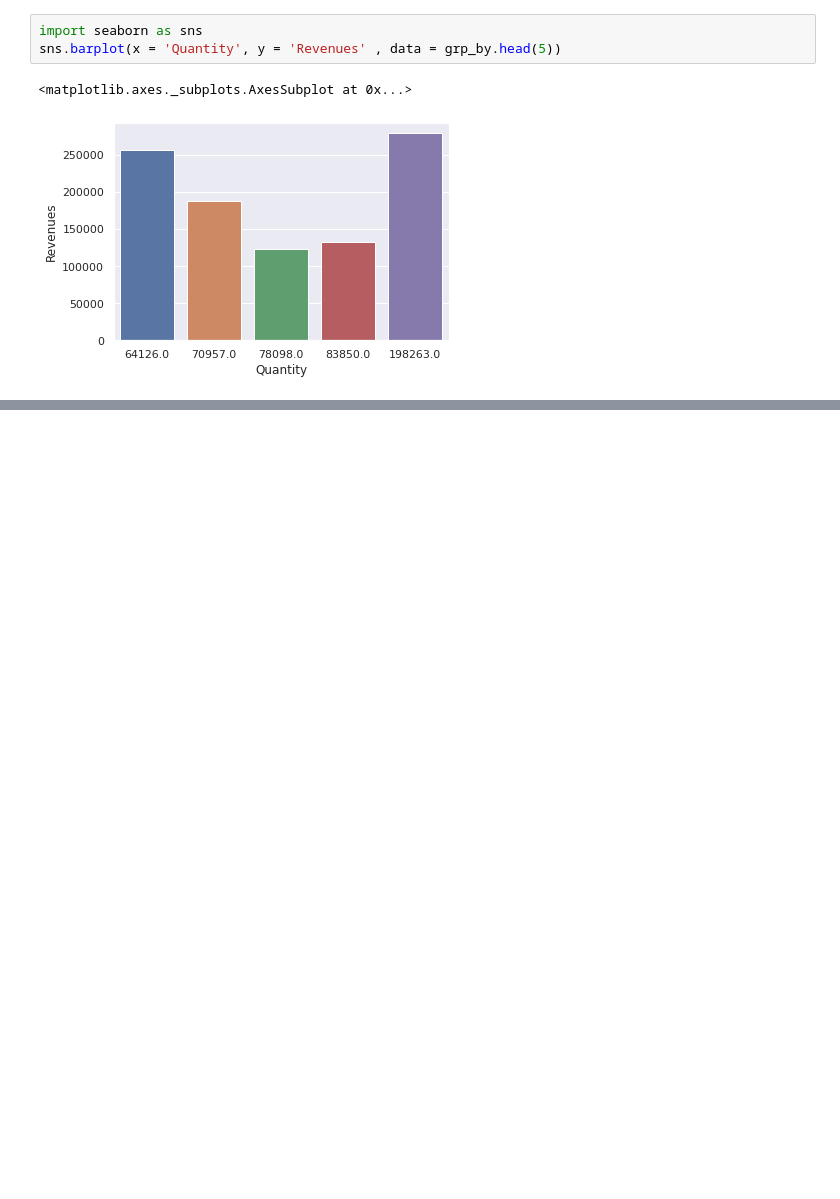
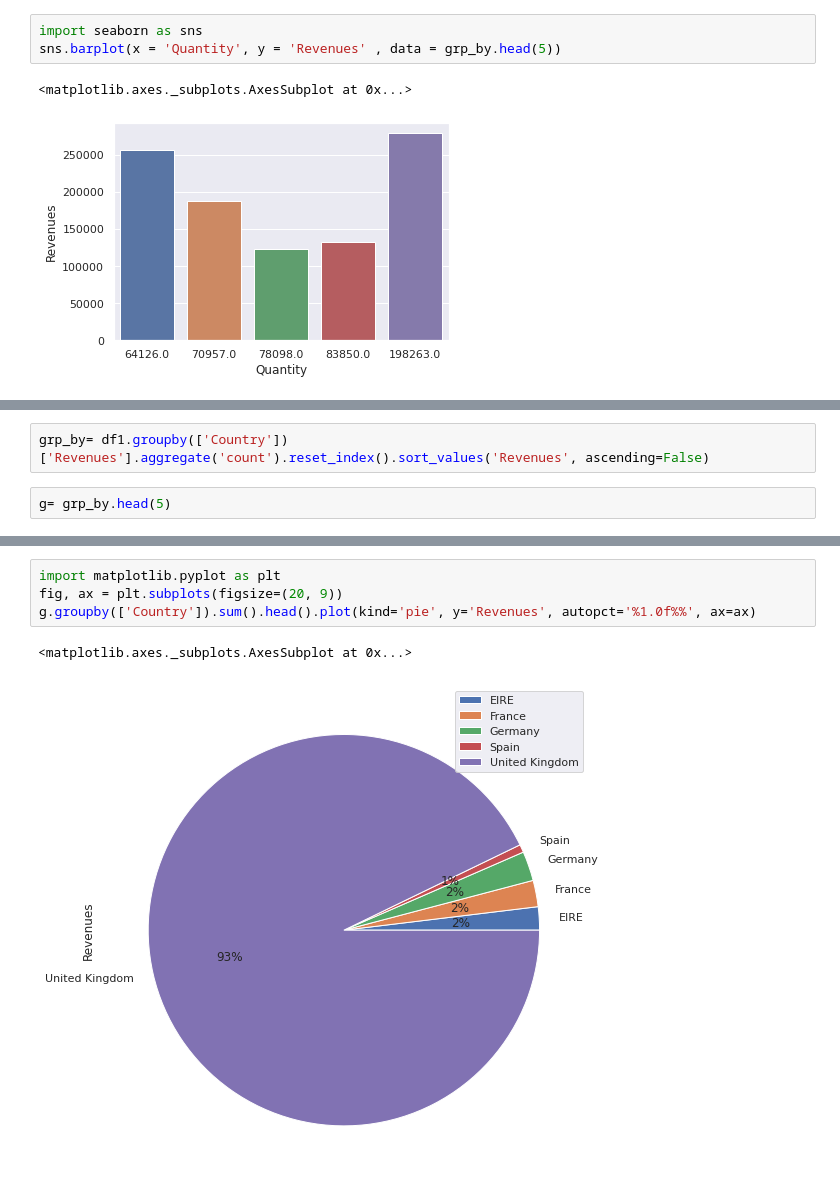
Before and after one commit to Manojgharge07/Capston_Project_1_Propensity_Model_, a Jupyter notebook: Capston_Project_1.ipynb, the cells around one changed output, grey strips where cells are left out. Drawn from its saved outputs; the diff is of its cells as text; blank space fills up the shorter version.

```diff
--- a/Capston_Project_1.ipynb
+++ b/Capston_Project_1.ipynb
@@ -396,0 +399,4 @@ sns.barplot(x = 'Quantity', y = 'Revenues' , data = grp_by.head(5))
+# %%
+grp_by= df1.groupby(['Country']) ['Revenues'].aggregate('count').reset_index().sort_values('Revenues', ascending=False)
+# %%
+g= grp_by.head(5)
@@ -396,0 +412,7 @@ sns.barplot(x = 'Quantity', y = 'Revenues' , data = grp_by.head(5))
+# %%
+import matplotlib.pyplot as plt
+fig, ax = plt.subplots(figsize=(20, 9))
+g.groupby(['Country']).sum().head().plot(kind='pie', y='Revenues', autopct='%1.0f%%', ax=ax)
+# %% [output]
+<matplotlib.axes._subplots.AxesSubplot at 0x...>
+[figure, added]
```
Also changed, not shown: parts of 10 cells of this notebook.
